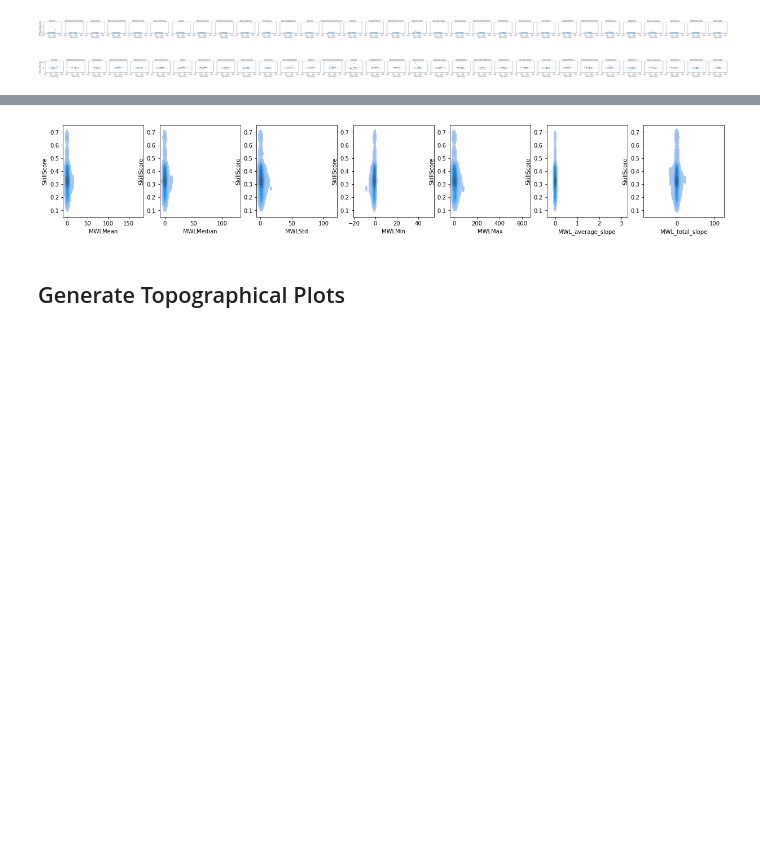
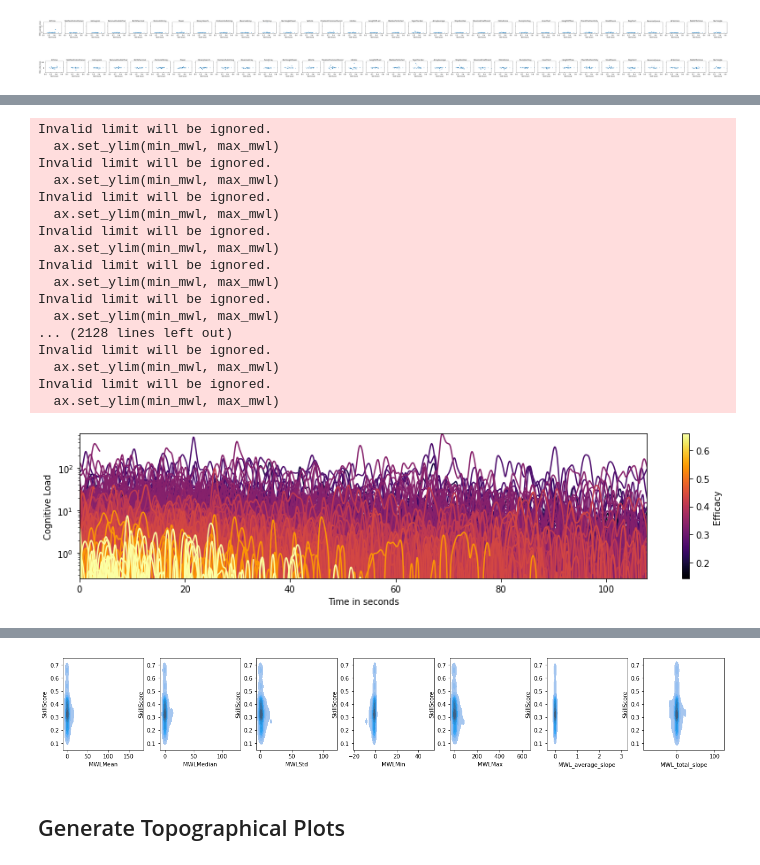
Before and after one commit to brains-on-code/NoviceVsExpert, a Jupyter notebook: dataEvaluation/RQ2_EEG.ipynb, the cells around one changed output, grey strips where cells are left out. Drawn from its saved outputs; the diff is of its cells as text; code cells hidden in the pictures; blank space fills up the shorter version.

```diff
--- a/dataEvaluation/RQ2_EEG.ipynb
+++ b/dataEvaluation/RQ2_EEG.ipynb
@@ -488,0 +496,31 @@ plt.show()
+# %%
+fig, ax = plt.subplots(figsize=(12, 3))
+scalar_mapable = plt.cm.ScalarMappable(norm=plt.Normalize(vmin=df_filtered["SkillScore"].min(), vmax=df_filtered["SkillScore"].max()), cmap="inferno")
+cbar = plt.colorbar(scalar_mapable, ax=ax, orientation="vertical")
+cbar.set_label("Efficacy")
+plt.yscale("log")
+course_plot_mwl_color_by_skill_score(df_filtered, ax)
+plt.ylim(2**-2)
+plt.title("")
+plt.tight_layout()
+plt.savefig("./data/RQ2/plots/MentalWorkLoadPerTime/MWL_total_log_2.pdf")
+plt.show()
+# %% [output]
+Invalid limit will be ignored.
+  ax.set_ylim(min_mwl, max_mwl)
+Invalid limit will be ignored.
+  ax.set_ylim(min_mwl, max_mwl)
+Invalid limit will be ignored.
+  ax.set_ylim(min_mwl, max_mwl)
+Invalid limit will be ignored.
+  ax.set_ylim(min_mwl, max_mwl)
+Invalid limit will be ignored.
+  ax.set_ylim(min_mwl, max_mwl)
+Invalid limit will be ignored.
+  ax.set_ylim(min_mwl, max_mwl)
+... (2128 lines left out)
+Invalid limit will be ignored.
+  ax.set_ylim(min_mwl, max_mwl)
+Invalid limit will be ignored.
+  ax.set_ylim(min_mwl, max_mwl)
+[figure, added]
```
Also changed, not shown: parts of 23 cells of this notebook, 1 other file.
